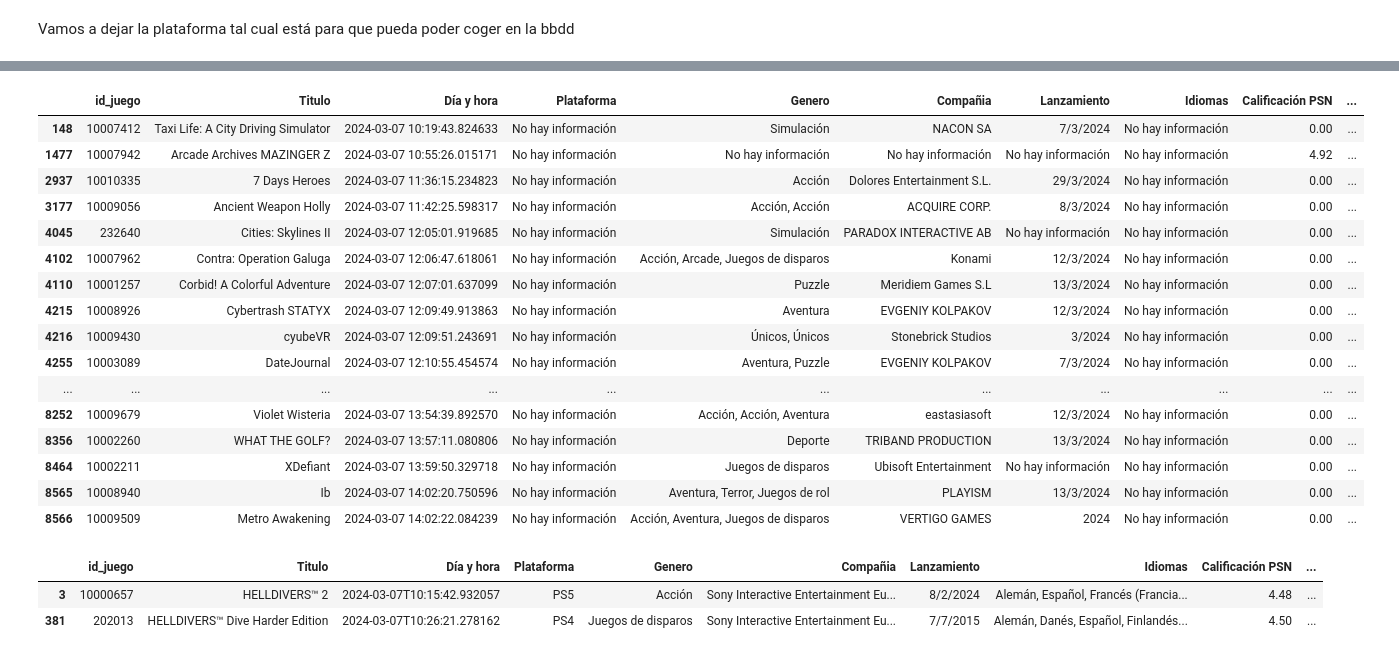
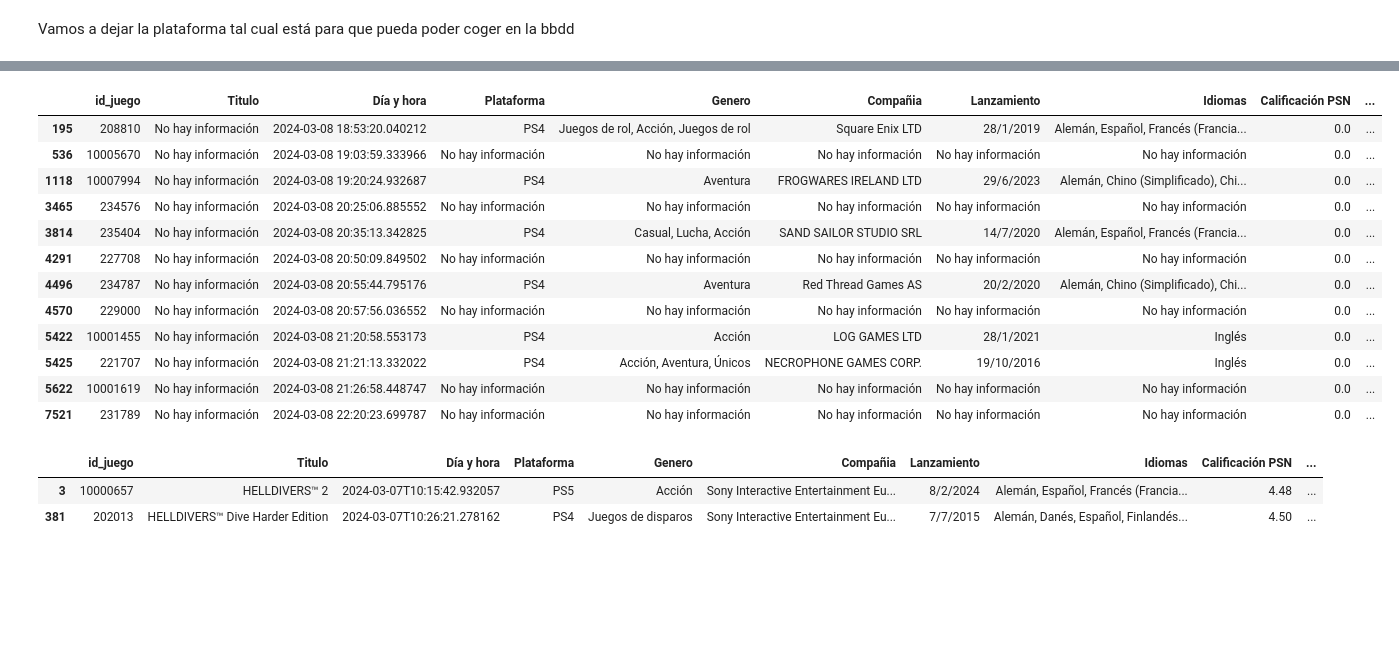
Before and after one commit to svalencia-romero/GamePriceTracker, a Jupyter notebook: notebooks/Limpieza_df.ipynb, the cells around one changed output, grey strips where cells are left out. Drawn from its saved outputs; the diff is of its cells as text; code cells hidden in the pictures; blank space fills up the shorter version.

```diff
--- a/notebooks/Limpieza_df.ipynb
+++ b/notebooks/Limpieza_df.ipynb
@@ -12,7 +12,7 @@ Aseguramos un csv para hacer pruebas con ello.
 # %%
 #df_juegos.to_csv("../csv_s/csv_prueba_500.csv",index=False) # Guardamos df
 # %%
-df_webscrap = pd.read_csv("../csv_s/csv_sin_limpiar/csv_2024-03-07.csv" )
+df_webscrap = pd.read_csv("../csv_s/csv_sin_limpiar/csv_2024-03-08.csv" )
 # %%
 df_webscrap.info()
 # %% [output]
@@ -94,23 +108,19 @@ df_webscrap
 # %%
-df_webscrap[df_webscrap["Plataforma"]=="No hay información"]
+df_webscrap[df_webscrap["Titulo"]=="No hay información"]
 # %% [output]
 |  | id_juego | Titulo | Día y hora | Plataforma | Genero | Compañia | Lanzamiento | Idiomas | Calificación PSN | ... |
-| 148 | 10007412 | Taxi Life: A City Driving Simulator | 2024-03-07 10:19:43.824633 | No hay información | Simulación | NACON SA | 7/3/2024 | No hay información | 0.00 | ... |
-| 1477 | 10007942 | Arcade Archives MAZINGER Z | 2024-03-07 10:55:26.015171 | No hay información | No hay información | No hay información | No hay información | No hay información | 4.92 | ... |
-| 2937 | 10010335 | 7 Days Heroes | 2024-03-07 11:36:15.234823 | No hay información | Acción | Dolores Entertainment S.L. | 29/3/2024 | No hay información | 0.00 | ... |
-| 3177 | 10009056 | Ancient Weapon Holly | 2024-03-07 11:42:25.598317 | No hay información | Acción, Acción | ACQUIRE CORP. | 8/3/2024 | No hay información | 0.00 | ... |
-| 4045 | 232640 | Cities: Skylines II | 2024-03-07 12:05:01.919685 | No hay información | Simulación | PARADOX INTERACTIVE AB | No hay información | No hay información | 0.00 | ... |
-| 4102 | 10007962 | Contra: Operation Galuga | 2024-03-07 12:06:47.618061 | No hay información | Acción, Arcade, Juegos de disparos | Konami | 12/3/2024 | No hay información | 0.00 | ... |
-| 4110 | 10001257 | Corbid! A Colorful Adventure | 2024-03-07 12:07:01.637099 | No hay información | Puzzle | Meridiem Games S.L | 13/3/2024 | No hay información | 0.00 | ... |
-| 4215 | 10008926 | Cybertrash STATYX | 2024-03-07 12:09:49.913863 | No hay información | Aventura | EVGENIY KOLPAKOV | 12/3/2024 | No hay información | 0.00 | ... |
-| 4216 | 10009430 | cyubeVR | 2024-03-07 12:09:51.243691 | No hay información | Únicos, Únicos | Stonebrick Studios | 3/2024 | No hay información | 0.00 | ... |
-| 4255 | 10003089 | DateJournal | 2024-03-07 12:10:55.454574 | No hay información | Aventura, Puzzle | EVGENIY KOLPAKOV | 7/3/2024 | No hay información | 0.00 | ... |
-| ... | ... | ... | ... | ... | ... | ... | ... | ... | ... | ... |
-| 8252 | 10009679 | Violet Wisteria | 2024-03-07 13:54:39.892570 | No hay información | Acción, Acción, Aventura | eastasiasoft | 12/3/2024 | No hay información | 0.00 | ... |
-| 8356 | 10002260 | WHAT THE GOLF? | 2024-03-07 13:57:11.080806 | No hay información | Deporte | TRIBAND PRODUCTION | 13/3/2024 | No hay información | 0.00 | ... |
-| 8464 | 10002211 | XDefiant | 2024-03-07 13:59:50.329718 | No hay información | Juegos de disparos | Ubisoft Entertainment | No hay información | No hay información | 0.00 | ... |
-| 8565 | 10008940 | Ib | 2024-03-07 14:02:20.750596 | No hay información | Aventura, Terror, Juegos de rol | PLAYISM | 13/3/2024 | No hay información | 0.00 | ... |
-| 8566 | 10009509 | Metro Awakening | 2024-03-07 14:02:22.084239 | No hay información | Acción, Aventura, Juegos de disparos | VERTIGO GAMES | 2024 | No hay información | 0.00 | ... |
+| 195 | 208810 | No hay información | 2024-03-08 18:53:20.040212 | PS4 | Juegos de rol, Acción, Juegos de rol | Square Enix LTD | 28/1/2019 | Alemán, Español, Francés (Francia... | 0.0 | ... |
+| 536 | 10005670 | No hay información | 2024-03-08 19:03:59.333966 | No hay información | No hay información | No hay información | No hay información | No hay información | 0.0 | ... |
+| 1118 | 10007994 | No hay información | 2024-03-08 19:20:24.932687 | PS4 | Aventura | FROGWARES IRELAND LTD | 29/6/2023 | Alemán, Chino (Simplificado), Chi... | 0.0 | ... |
+| 3465 | 234576 | No hay información | 2024-03-08 20:25:06.885552 | No hay información | No hay información | No hay información | No hay información | No hay información | 0.0 | ... |
+| 3814 | 235404 | No hay información | 2024-03-08 20:35:13.342825 | PS4 | Casual, Lucha, Acción | SAND SAILOR STUDIO SRL | 14/7/2020 | Alemán, Español, Francés (Francia... | 0.0 | ... |
+| 4291 | 227708 | No hay información | 2024-03-08 20:50:09.849502 | No hay información | No hay información | No hay información | No hay información | No hay información | 0.0 | ... |
+| 4496 | 234787 | No hay información | 2024-03-08 20:55:44.795176 | PS4 | Aventura | Red Thread Games AS | 20/2/2020 | Alemán, Chino (Simplificado), Chi... | 0.0 | ... |
+| 4570 | 229000 | No hay información | 2024-03-08 20:57:56.036552 | No hay información | No hay información | No hay información | No hay información | No hay información | 0.0 | ... |
+| 5422 | 10001455 | No hay información | 2024-03-08 21:20:58.553173 | PS4 | Acción | LOG GAMES LTD | 28/1/2021 | Inglés | 0.0 | ... |
+| 5425 | 221707 | No hay información | 2024-03-08 21:21:13.332022 | PS4 | Acción, Aventura, Únicos | NECROPHONE GAMES CORP. | 19/10/2016 | Inglés | 0.0 | ... |
+| 5622 | 10001619 | No hay información | 2024-03-08 21:26:58.448747 | No hay información | No hay información | No hay información | No hay información | No hay información | 0.0 | ... |
+| 7521 | 231789 | No hay información | 2024-03-08 22:20:23.699787 | No hay información | No hay información | No hay información | No hay información | No hay información | 0.0 | ... |
 # %%
 df_webscrap["Plataforma"] = df_webscrap["Plataforma"].str.replace(" ","")
 # df_webscrap["Plataforma"] = df_webscrap["Plataforma"].str.split(r'[^0-9A-zÀ-ÿ_ ]')
```
Also changed, not shown: parts of 3 cells of this notebook, 2 other files.
